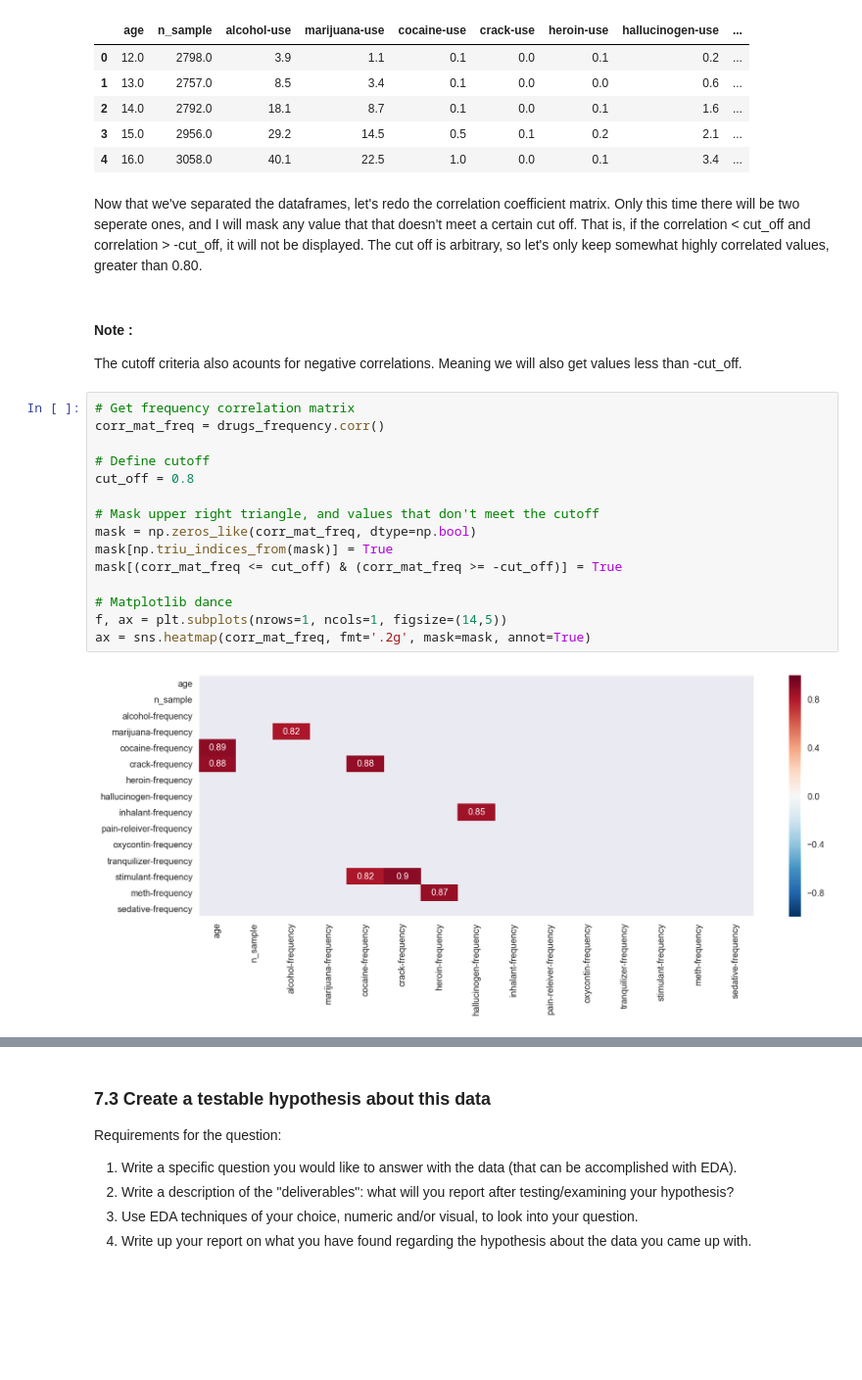
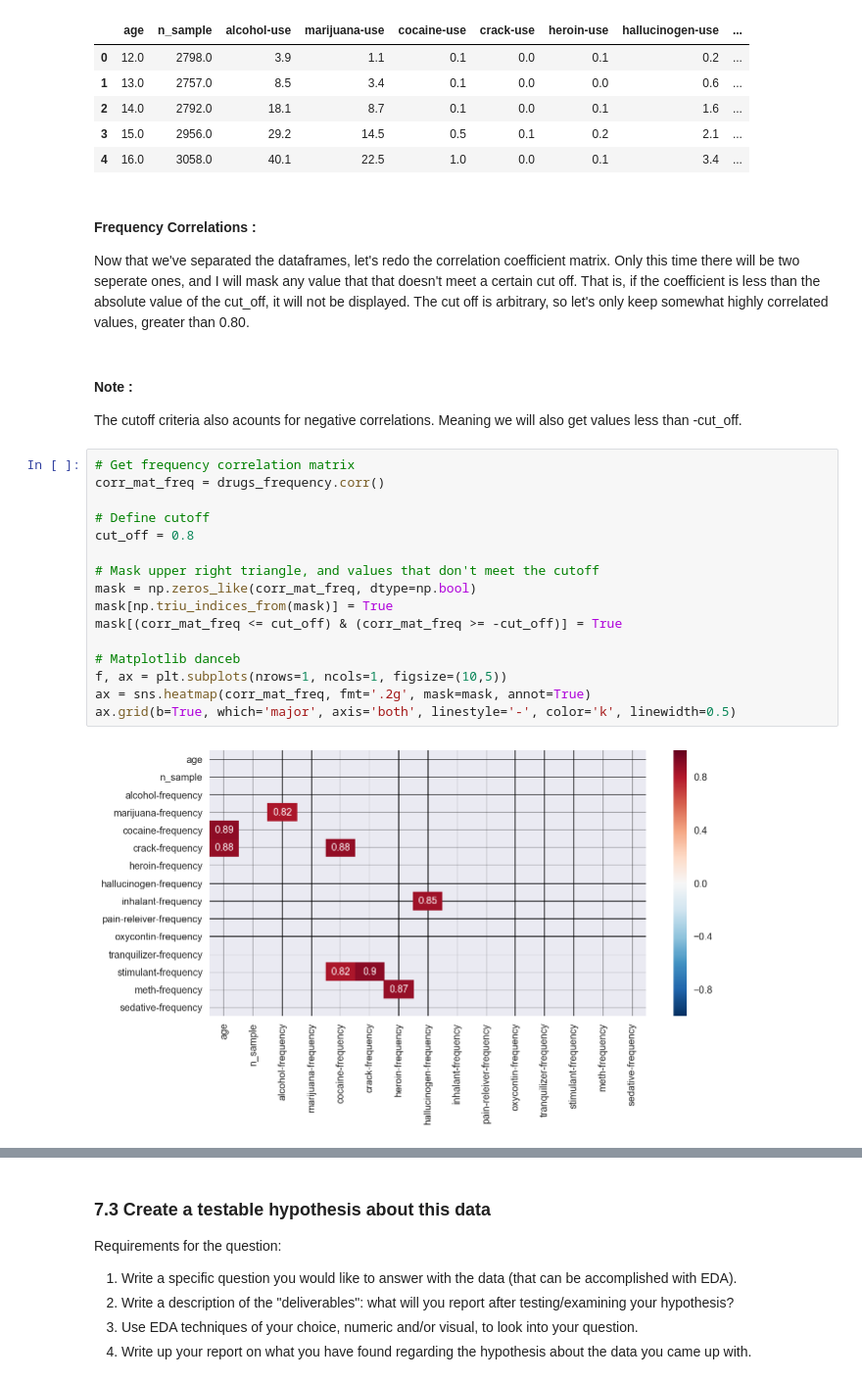
Before and after one commit to t-brewer/sats_and_drugs, a Jupyter notebook: project-02-v2-starter-code.ipynb, the cells around one changed output, grey strips where cells are left out. Shown at 98% size. Drawn from its saved outputs; the diff is of its cells as text; blank space fills up the shorter version.

Commit message:
mostly cleaning, commenting on graphs, and doing EDA

```diff
--- a/project-02-v2-starter-code.ipynb
+++ b/project-02-v2-starter-code.ipynb
@@ -905,7 +948,9 @@ drugs_use.head()
 | 3 | 15.0 | 2956.0 | 29.2 | 14.5 | 0.5 | 0.1 | 0.2 | 2.1 | ... |
 | 4 | 16.0 | 3058.0 | 40.1 | 22.5 | 1.0 | 0.0 | 0.1 | 3.4 | ... |
 # %% [markdown]
-Now that we've separated the dataframes, let's redo the correlation coefficient matrix.  Only this time there will be two seperate ones, and I will mask any value that that doesn't meet a certain cut off.  That is, if the correlation < cut_off and correlation > -cut_off, it will not be displayed.  The cut off is arbitrary, so let's only keep somewhat highly correlated values, greater than 0.80.
+#### Frequency Correlations :
+
+Now that we've separated the dataframes, let's redo the correlation coefficient matrix.  Only this time there will be two seperate ones, and I will mask any value that that doesn't meet a certain cut off.  That is, if the coefficient is less than the absolute value of the cut_off, it will not be displayed.  The cut off is arbitrary, so let's only keep somewhat highly correlated values, greater than 0.80.
 <br>
 <br>
 #### Note :
@@ -913,17 +958,18 @@ The cutoff criteria also acounts for negative correlations.  Meaning we will als
 # %%
 # Get frequency correlation matrix
 corr_mat_freq = drugs_frequency.corr()
 
 # Define cutoff
 cut_off = 0.8
 
 # Mask upper right triangle, and values that don't meet the cutoff
 mask = np.zeros_like(corr_mat_freq, dtype=np.bool)
 mask[np.triu_indices_from(mask)] = True
 mask[(corr_mat_freq <= cut_off) & (corr_mat_freq >= -cut_off)] = True
 
-# Matplotlib dance
-f, ax = plt.subplots(nrows=1, ncols=1, figsize=(14,5))
+# Matplotlib danceb
+f, ax = plt.subplots(nrows=1, ncols=1, figsize=(10,5))
 ax = sns.heatmap(corr_mat_freq, fmt='.2g', mask=mask, annot=True)
+ax.grid(b=True, which='major', axis='both', linestyle='-', color='k', linewidth=0.5)
 # %% [output]
-[figure, old version]
+[figure, new version]
```
Also changed, not shown: parts of 45 cells of this notebook.
